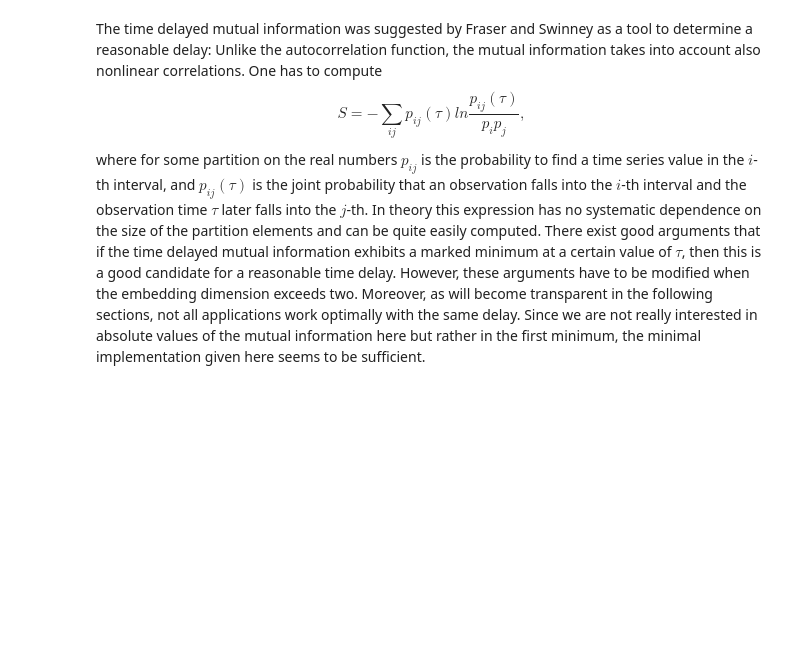
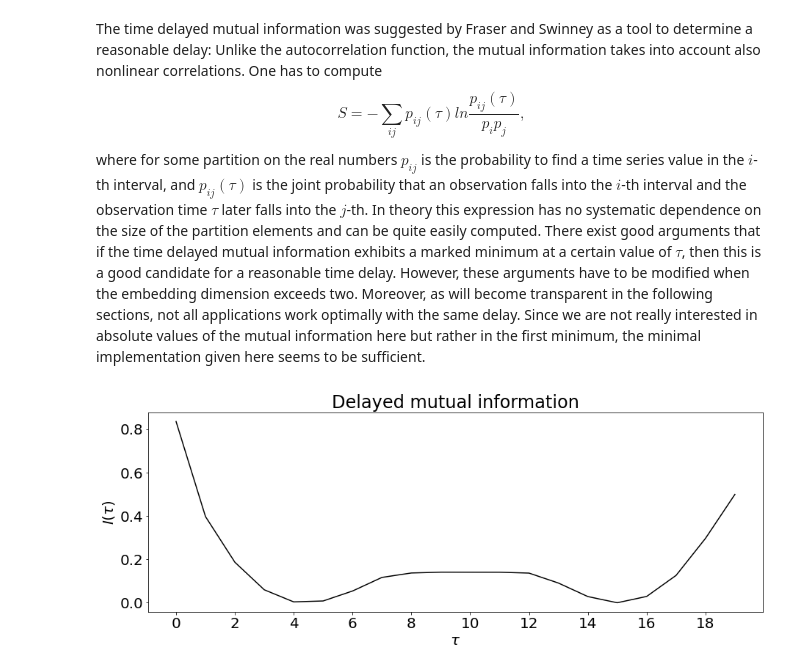
Before and after one commit to paulsok/chaos-analysis, a Jupyter notebook: chaos analysis.ipynb, the cells around one changed output. Saved outputs shown, nothing was run; the diff lists cells and outputs as text; code cells hidden in the pictures; blank space fills up the shorter version.

Commit message:
Part_3: Mutual information

```diff
--- a/chaos analysis.ipynb
+++ b/chaos analysis.ipynb
@@ -86,3 +93,63 @@ $$
 S = - \sum_{ij} p_{ij}(\tau) ln \frac{p_{ij}(\tau)}{p_ip_j},
 $$
 where for some partition on the real numbers $p_{ij}$ is the probability to find a time series value in the $i$-th interval, and $p_{ij}(\tau)$ is the joint probability that an observation falls into the $i$-th interval and the observation time $\tau$ later falls into the $j$-th. In theory this expression has no systematic dependence on the size of the partition elements and can be quite easily computed. There exist good arguments that if the time delayed mutual information exhibits a marked minimum at a certain value of $\tau$, then this is a good candidate for a reasonable time delay. However, these arguments have to be modified when the embedding dimension exceeds two. Moreover, as will become transparent in the following sections, not all applications work optimally with the same delay. Since we are not really interested in absolute values of the mutual information here but rather in the first minimum, the minimal implementation given here seems to be sufficient.
+# %%
+def mut(x, y, bins=32):
+    """
+    Calculates mutual information, I = S(x) + S(y) - S(x,y), between x and y.
+    S(x) is the Shannon entropy.
+    _____
+    Input (x : array, y : array, bins : int {bins for histogram})
+    Output (i : float {mutual information})
+    """
+    p_x = np.histogram(x, bins)[0]
+    p_y = np.histogram(y, bins)[0]
+    p_xy = np.histogram2d(x, y, bins)[0].flatten()
+
+    #Recalculate frequencies into  the probabilities
+    p_x = p_x[p_x > 0] / np.sum(p_x)
+    p_y = p_y[p_y > 0] / np.sum(p_y)
+    p_xy = p_xy[p_xy > 0] / np.sum(p_xy)
+
+    #Calculate the Shannon entropies
+    Sh_x = np.sum(p_x * np.log2(p_x))
+    Sh_y = np.sum(p_y * np.log2(p_y))
+    Sh_xy = np.sum(p_xy * np.log2(p_xy))
+
+    return Sh_xy - Sh_x - Sh_y
+
+
+def tdmut(x, tau, bins=32):
+    """
+    Calculate the time-delayed mutual information.
+    _____
+    Input (x : array {1d time series}, tau : int {maximal time delay}, bins : int {bins for histogram})
+    Output (arr : float {array with the time-delayed mutual information})
+    """
+    n = len(x)
+
+    tau_max = min(n, tau)
+
+    arr = np.empty(tau_max)
+
+    arr[0] = mut(x, x, bins)
+
+    for i in range(1, tau_max):
+        arr[i] = mut(x[:-i], x[i:], bins)
+
+    return arr
+
+tau = 20
+
+mutual_inf = tdmut(rho, tau=tau, bins=2)
+
+#Plotting the delayed mutual information
+plt.figure(figsize=(15, 5))
+plt.plot(mutual_inf, label=(r'Bins = 2'), c='k')
+plt.xticks(np.arange(0, tau, 2.0))
+plt.title(r'Delayed mutual information')
+plt.xlabel(r'$\tau$')
+plt.ylabel(r'$I(\tau)$')
+plt.show()
+# %% [output]
+[figure, added]
```
Also changed, not shown: parts of 2 cells of this notebook.
